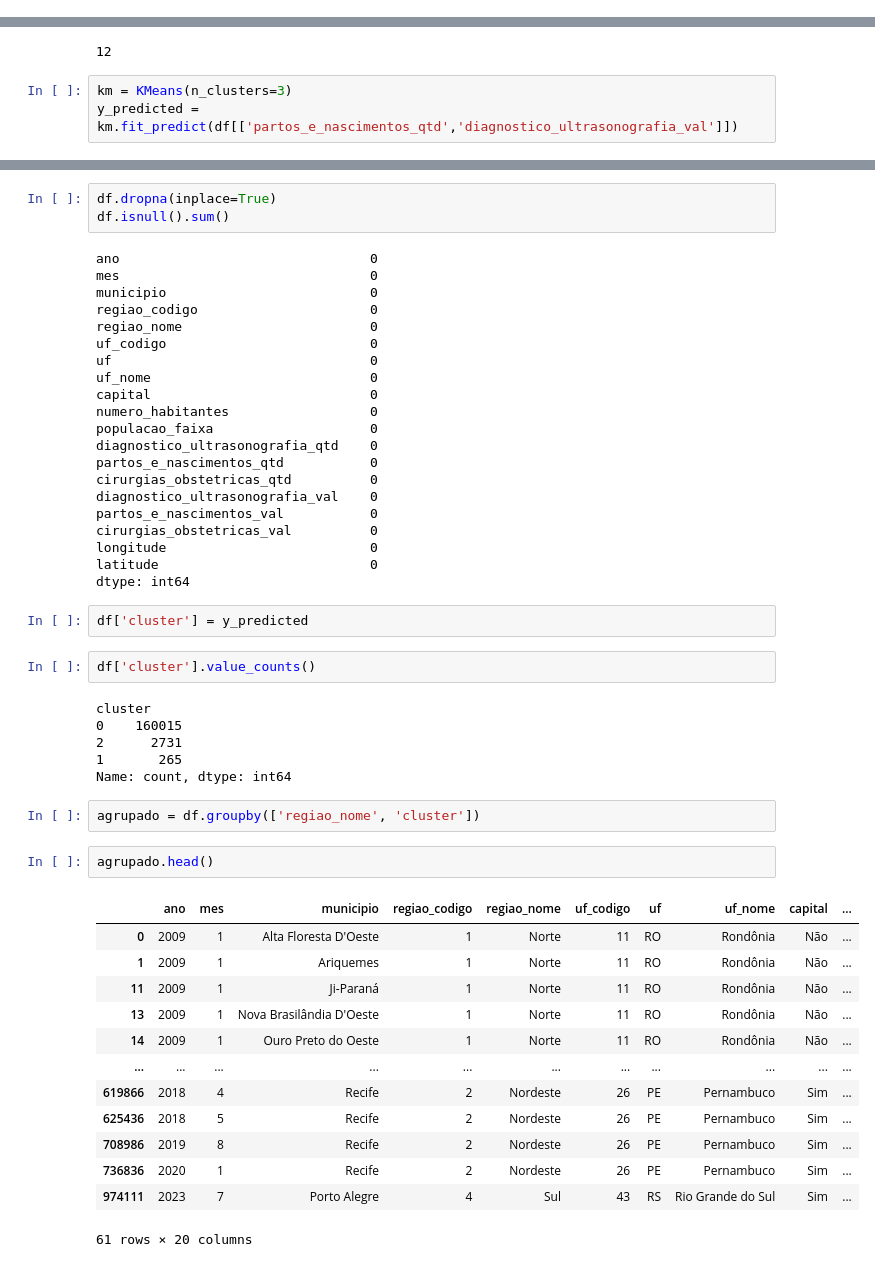
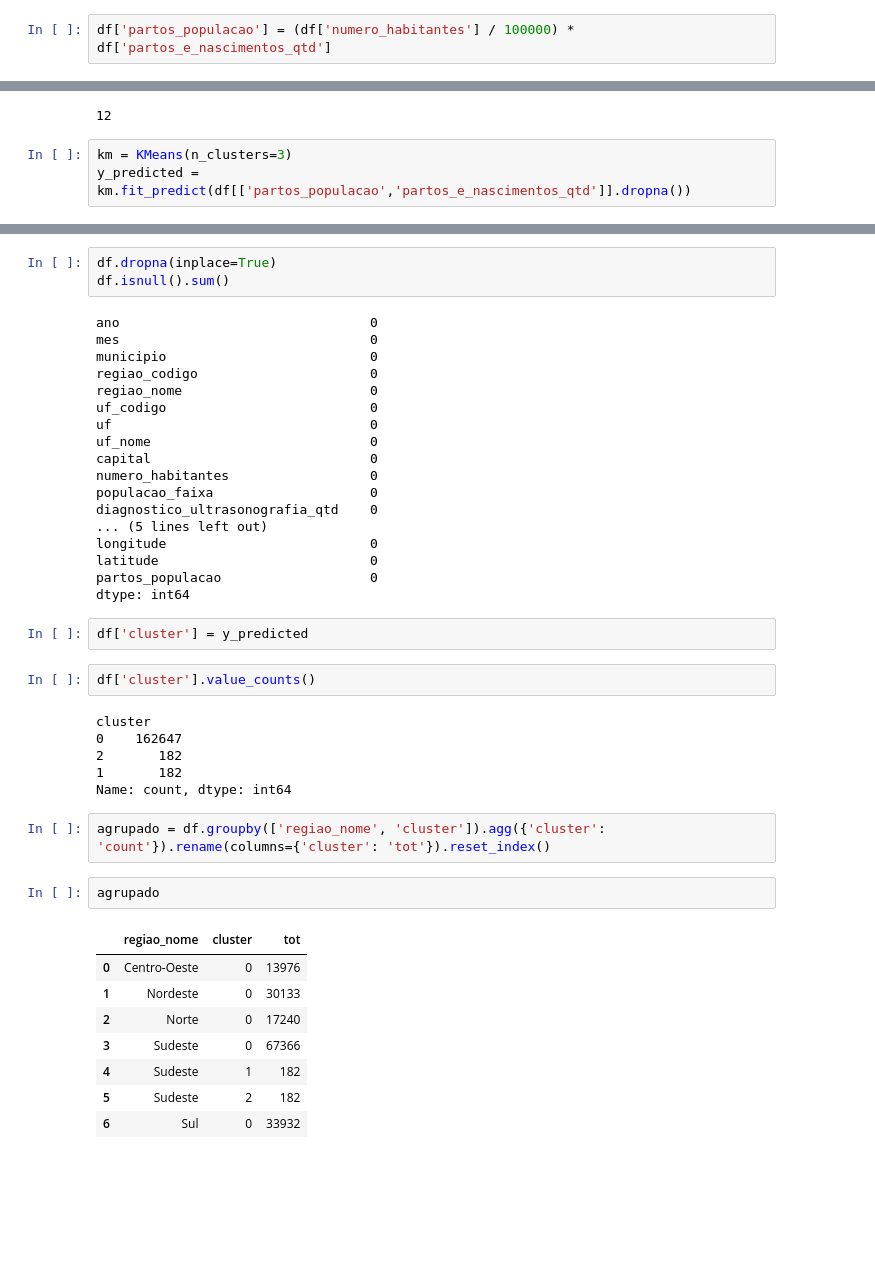
Before and after one commit to linocesar/desafio_ciencia_dados_2, a Jupyter notebook: clustering.ipynb, the cells around one changed output, grey strips where cells are left out. Drawn from its saved outputs; the diff is of its cells as text; blank space fills up the shorter version.

Commit message:
update clustering

```diff
--- a/clustering.ipynb
+++ b/clustering.ipynb
@@ -22,0 +25,2 @@ plt.scatter(df['partos_e_nascimentos_qtd'], df['diagnostico_ultrasonografia_val'
+# %%
+df['partos_populacao'] = (df['numero_habitantes'] / 100000) * df['partos_e_nascimentos_qtd']
@@ -28,7 +53,7 @@ multiprocessing.cpu_count()
 12
 # %%
 km = KMeans(n_clusters=3)
-y_predicted = km.fit_predict(df[['partos_e_nascimentos_qtd','diagnostico_ultrasonografia_val']])
+y_predicted = km.fit_predict(df[['partos_populacao','partos_e_nascimentos_qtd']].dropna())
 # %%
 y_predicted
 # %% [output]
@@ -49,13 +74,10 @@ capital                            0
 numero_habitantes                  0
 populacao_faixa                    0
 diagnostico_ultrasonografia_qtd    0
-partos_e_nascimentos_qtd           0
-cirurgias_obstetricas_qtd          0
-diagnostico_ultrasonografia_val    0
-partos_e_nascimentos_val           0
-cirurgias_obstetricas_val          0
+... (5 lines left out)
 longitude                          0
 latitude                           0
+partos_populacao                   0
 dtype: int64
 # %%
 df['cluster'] = y_predicted
@@ -63,25 +85,20 @@ df['cluster'] = y_predicted
 df['cluster'].value_counts()
 # %% [output]
 cluster
-0    160015
-2      2731
-1       265
+0    162647
+2       182
+1       182
 Name: count, dtype: int64
 # %%
-agrupado = df.groupby(['regiao_nome', 'cluster'])
+agrupado = df.groupby(['regiao_nome', 'cluster']).agg({'cluster': 'count'}).rename(columns={'cluster': 'tot'}).reset_index()
 # %%
-agrupado.head()
+agrupado
 # %% [output]
-|  | ano | mes | municipio | regiao_codigo | regiao_nome | uf_codigo | uf | uf_nome | capital | ... |
-| 0 | 2009 | 1 | Alta Floresta D'Oeste | 1 | Norte | 11 | RO | Rondônia | Não | ... |
-| 1 | 2009 | 1 | Ariquemes | 1 | Norte | 11 | RO | Rondônia | Não | ... |
-| 11 | 2009 | 1 | Ji-Paraná | 1 | Norte | 11 | RO | Rondônia | Não | ... |
-| 13 | 2009 | 1 | Nova Brasilândia D'Oeste | 1 | Norte | 11 | RO | Rondônia | Não | ... |
-| 14 | 2009 | 1 | Ouro Preto do Oeste | 1 | Norte | 11 | RO | Rondônia | Não | ... |
-| ... | ... | ... | ... | ... | ... | ... | ... | ... | ... | ... |
-| 619866 | 2018 | 4 | Recife | 2 | Nordeste | 26 | PE | Pernambuco | Sim | ... |
-| 625436 | 2018 | 5 | Recife | 2 | Nordeste | 26 | PE | Pernambuco | Sim | ... |
-| 708986 | 2019 | 8 | Recife | 2 | Nordeste | 26 | PE | Pernambuco | Sim | ... |
-| 736836 | 2020 | 1 | Recife | 2 | Nordeste | 26 | PE | Pernambuco | Sim | ... |
-| 974111 | 2023 | 7 | Porto Alegre | 4 | Sul | 43 | RS | Rio Grande do Sul | Sim | ... |
+|  | regiao_nome | cluster | tot |
+| 0 | Centro-Oeste | 0 | 13976 |
+| 1 | Nordeste | 0 | 30133 |
+| 2 | Norte | 0 | 17240 |
+| 3 | Sudeste | 0 | 67366 |
+| 4 | Sudeste | 1 | 182 |
+| 5 | Sudeste | 2 | 182 |
+| 6 | Sul | 0 | 33932 |
-61 rows × 20 columns
```
Also changed, not shown: parts of 33 cells of this notebook, 1 other file.
